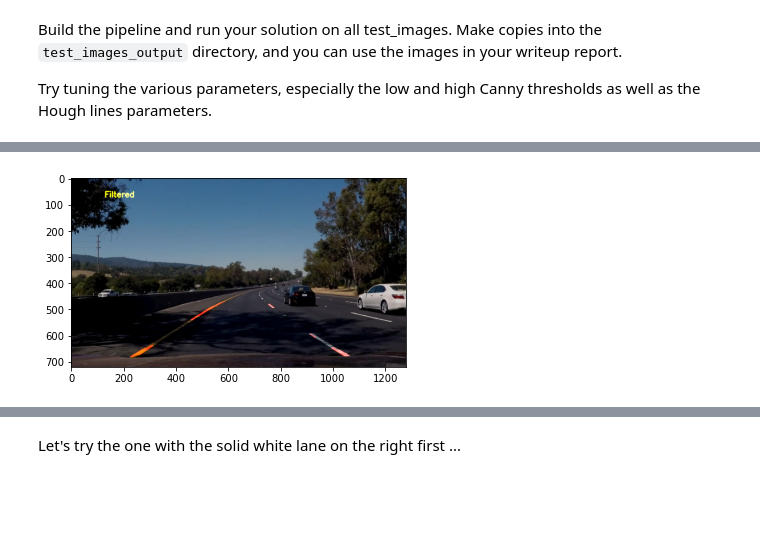
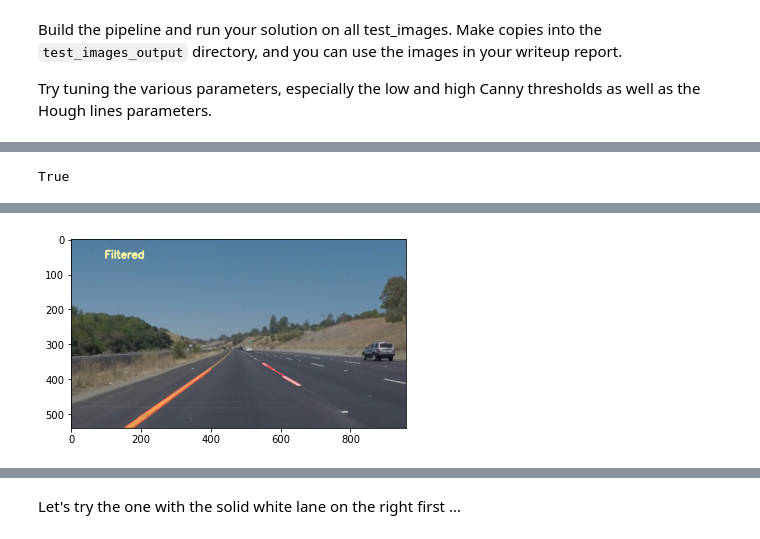
Before and after one commit to DaniMarts/CarND-LaneLines-P1, a Jupyter notebook: P1.ipynb, the cells around one changed output, grey strips where cells are left out. Drawn from its saved outputs; the diff is of its cells as text; code cells hidden in the pictures; blank space fills up the shorter version.

```diff
--- a/P1.ipynb
+++ b/P1.ipynb
@@ -545,9 +400,16 @@ for blured_image in blurred:
 # %%
-# applying a region of interest to the images. Notice how the vertices were made a percentage of the height and width of the image, so this is compatible with any size of the same height:width ratio
+# the vertices that show the region of interest
 vertices = np.array([[(round(0.08*x_size), y_size), (round(0.4*x_size), round(0.65*y_size)), (round(0.65*x_size), round(0.65*y_size)), (round(0.98*x_size), y_size)]])
-
-for image in blurred:
-    image = np.dstack((image, image, image))  # stacking the image in 3 so color can be added to it
-    highlighted_image = cv2.polylines(image, vertices, isClosed=True, color=(255, 0, 0), thickness=5)
-#     plt.figure()
-#     plt.imshow(highlighted_image, cmap='gray')
+highlighted = []
+# showing the region of interest on the images, just for illustration purposes.
+# Notice how the vertices were made a percentage of the height and width of the image,
+# so this is compatible with any size of the same height:width ratio.
+for image in raw_images:
+    # creating a copy of the image in order to edit it
+    img = np.copy(image)
+    highlighted_image = cv2.polylines(img, vertices, isClosed=True, color=(255, 0, 0), thickness=5)
+    highlighted.append(highlighted_image)
+    plt.figure()
+    plt.imshow(highlighted_image)
+# Saving one of the images for the report
+cv2.imwrite("test_images_output/image"+"3"+"highlighted.png", cv2.cvtColor(highlighted[3], cv2.COLOR_RGB2BGR))
@@ -566,15 +442,29 @@ for image in cannyed:
 # %%
-# comparing the lines before and after filtering abnormal lines, just for illustration. Not part of the pipeline
+with_lines = []
+# comparing the lines before and after filtering abnormal lines, just for illustration. Not part of the pipeline.
 for i in range(len(focused)):
+    # getting the image with lines and the lines themselves
     line_image, lines = hough_lines(focused[i], rho=1, theta=np.radians(0.5), threshold=15, min_line_len=15, max_line_gap=50)
+    # removing lines with horizontal, vertical and other abnormal slopes
     filtered_lines = filter_lines(lines, threshold=3)
-#     print(lines.shape, ":", filtered_lines.shape)
+    # a black image to draw the filtered lines on
     filtered_lines_image = np.zeros_like(line_image)
+    # drawing the filtered lines
     draw_lines(filtered_lines_image, filtered_lines)
+
+    # writing "filtered", so it is easier to make comparisons
     cv2.putText(filtered_lines_image, "Filtered", (round(0.1*x_size), round(0.1*y_size)), cv2.FONT_HERSHEY_SIMPLEX, 1, (255, 255, 0), 3)
 
+    # combining the black images with lines with the raw color image, to highlight the lines on the road
     plt.figure()
     plt.imshow(weighted_img(line_image, raw_images[i]))
+
+    image_with_lines = weighted_img(filtered_lines_image, raw_images[i])
+    with_lines.append(image_with_lines)
+
     plt.figure()
-    plt.imshow(weighted_img(filtered_lines_image, raw_images[i]))
+    plt.imshow(image_with_lines)
+# Saving one of the images for the report
+cv2.imwrite("test_images_output/image"+"3"+"with_lines.png", cv2.cvtColor(with_lines[3], cv2.COLOR_RGB2BGR))
 # %% [output]
+True
@@ -586 +476 @@ for i in range(len(focused)):
-[figure, old version]
+[figure, new version]
```
Also changed, not shown: parts of 40 cells of this notebook, 6 other files.
